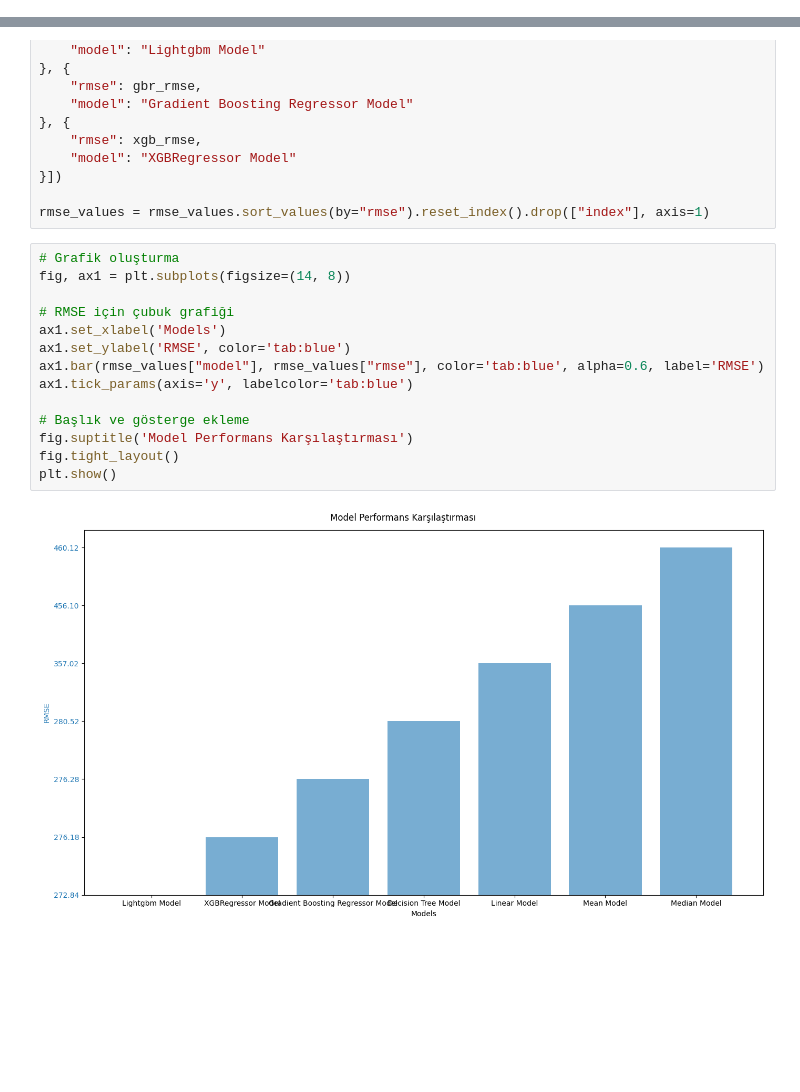
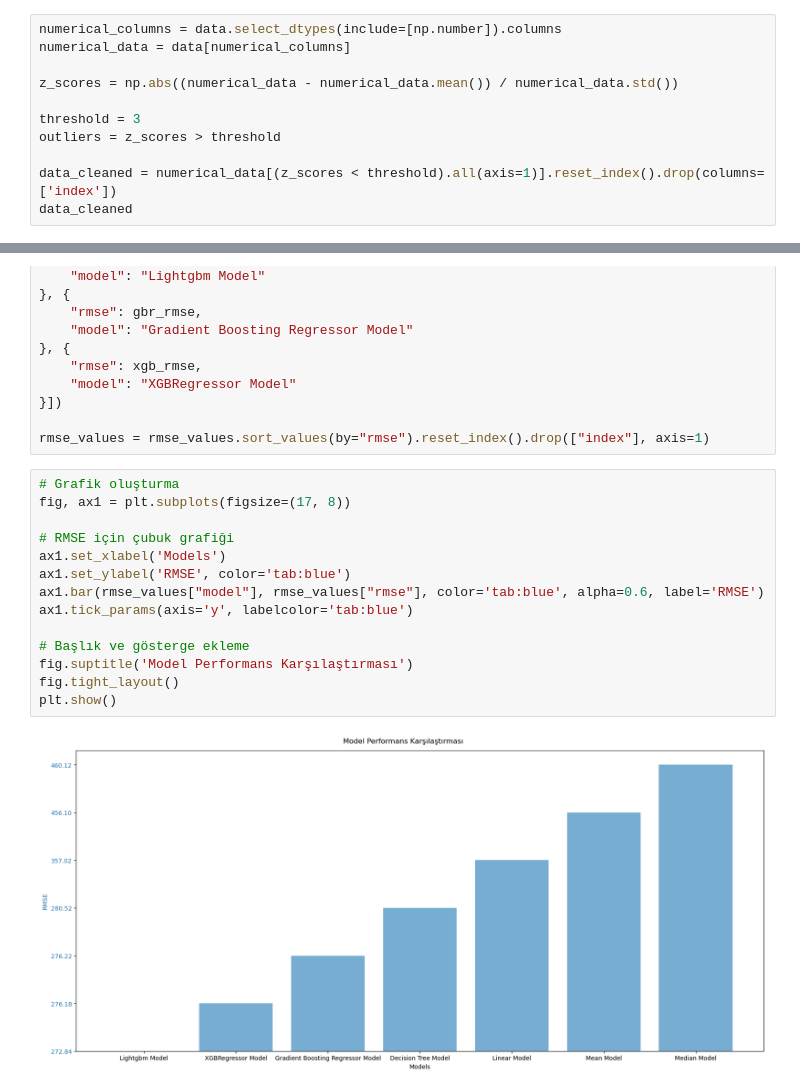
Before and after one commit to ismailcankaratas/Boston-Housing-ML, a Jupyter notebook: app.ipynb, the cells around one changed output, grey strips where cells are left out. Saved outputs shown, nothing was run; the diff lists cells and outputs as text; blank space fills up the shorter version.

Commit message:
z-score update

```diff
--- a/app.ipynb
+++ b/app.ipynb
@@ -284,0 +257,11 @@ data_cleaned = numerical_data[(z_scores < threshold).all(axis=1)]
+# %%
+numerical_columns = data.select_dtypes(include=[np.number]).columns
+numerical_data = data[numerical_columns]
+
+z_scores = np.abs((numerical_data - numerical_data.mean()) / numerical_data.std())
+
+threshold = 3
+outliers = z_scores > threshold
+
+data_cleaned = numerical_data[(z_scores < threshold).all(axis=1)].reset_index().drop(columns=['index'])
+data_cleaned
@@ -539,17 +547,17 @@ rmse_values = pd.DataFrame([{
 rmse_values = rmse_values.sort_values(by="rmse").reset_index().drop(["index"], axis=1)
 # %%
 # Grafik oluşturma
-fig, ax1 = plt.subplots(figsize=(14, 8))
+fig, ax1 = plt.subplots(figsize=(17, 8))
 
 # RMSE için çubuk grafiği
 ax1.set_xlabel('Models')
 ax1.set_ylabel('RMSE', color='tab:blue')
 ax1.bar(rmse_values["model"], rmse_values["rmse"], color='tab:blue', alpha=0.6, label='RMSE')
 ax1.tick_params(axis='y', labelcolor='tab:blue')
 
 # Başlık ve gösterge ekleme
 fig.suptitle('Model Performans Karşılaştırması')
 fig.tight_layout()
 plt.show()
 # %% [output]
-[figure, old version]
+[figure, new version]
```
Also changed, not shown: parts of 7 cells of this notebook.
